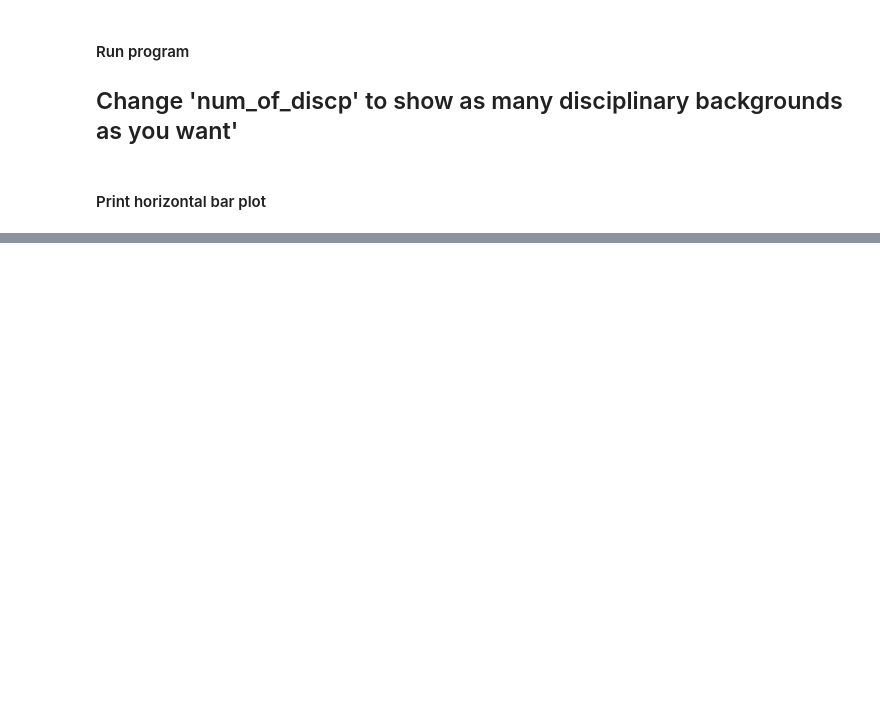
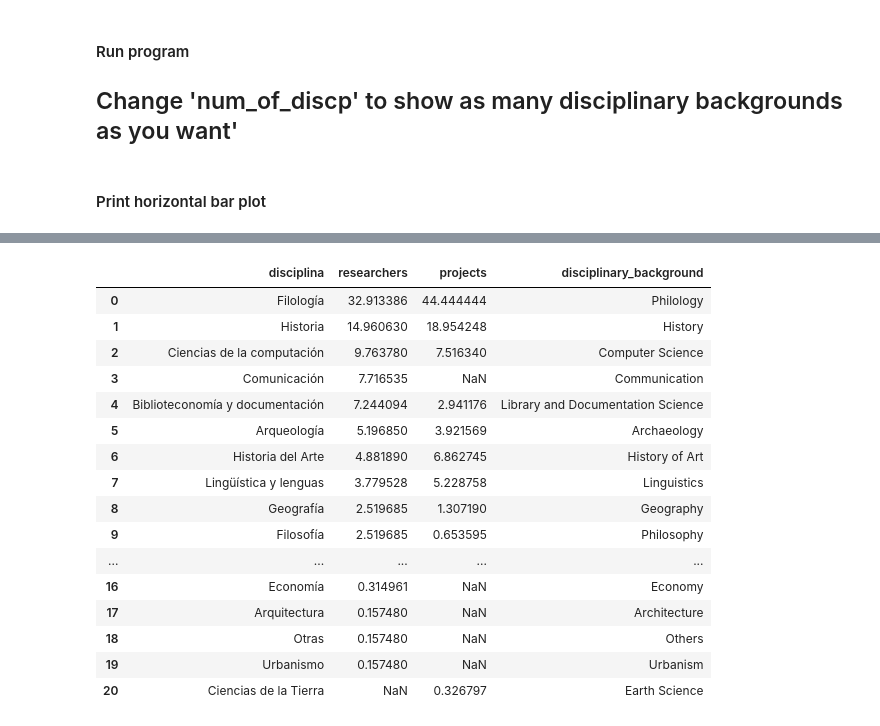
Before and after one commit to linhd-postdata/desir, a Jupyter notebook: Fig05. disciplinary backgrounds of researchers and projects .ipynb, the cells around one changed output, grey strips where cells are left out. Drawn from its saved outputs; the diff is of its cells as text; code cells hidden in the pictures; blank space fills up the shorter version.

```diff
--- a/Fig05. disciplinary backgrounds of researchers and projects .ipynb
+++ b/Fig05. disciplinary backgrounds of researchers and projects .ipynb
@@ -107,0 +109,20 @@ plt.show()
+# %%
+df2
+# %% [output]
+|  | disciplina | researchers | projects | disciplinary_background |
+| 0 | Filología | 32.913386 | 44.444444 | Philology |
+| 1 | Historia | 14.960630 | 18.954248 | History |
+| 2 | Ciencias de la computación | 9.763780 | 7.516340 | Computer Science |
+| 3 | Comunicación | 7.716535 | NaN | Communication |
+| 4 | Biblioteconomía y documentación | 7.244094 | 2.941176 | Library and Documentation Science |
+| 5 | Arqueología | 5.196850 | 3.921569 | Archaeology |
+| 6 | Historia del Arte | 4.881890 | 6.862745 | History of Art |
+| 7 | Lingüística y lenguas | 3.779528 | 5.228758 | Linguistics |
+| 8 | Geografía | 2.519685 | 1.307190 | Geography |
+| 9 | Filosofía | 2.519685 | 0.653595 | Philosophy |
+| ... | ... | ... | ... | ... |
+| 16 | Economía | 0.314961 | NaN | Economy |
+| 17 | Arquitectura | 0.157480 | NaN | Architecture |
+| 18 | Otras | 0.157480 | NaN | Others |
+| 19 | Urbanismo | 0.157480 | NaN | Urbanism |
+| 20 | Ciencias de la Tierra | NaN | 0.326797 | Earth Science |
```
Also changed, not shown: parts of 3 cells of this notebook, 1 other file.
